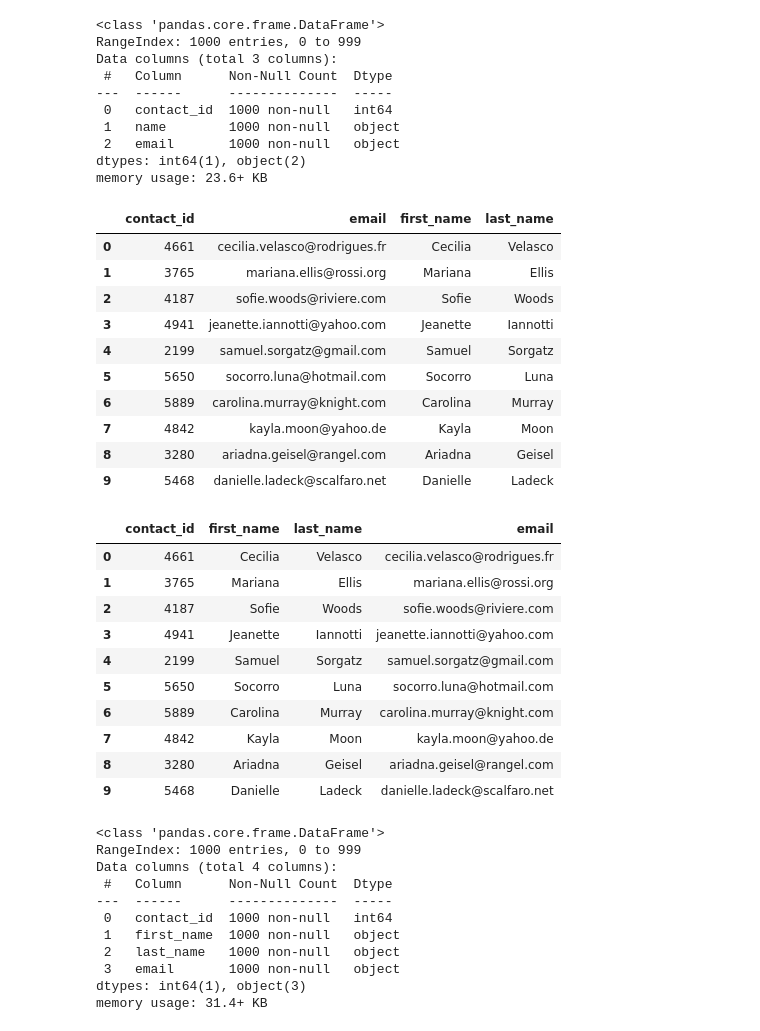
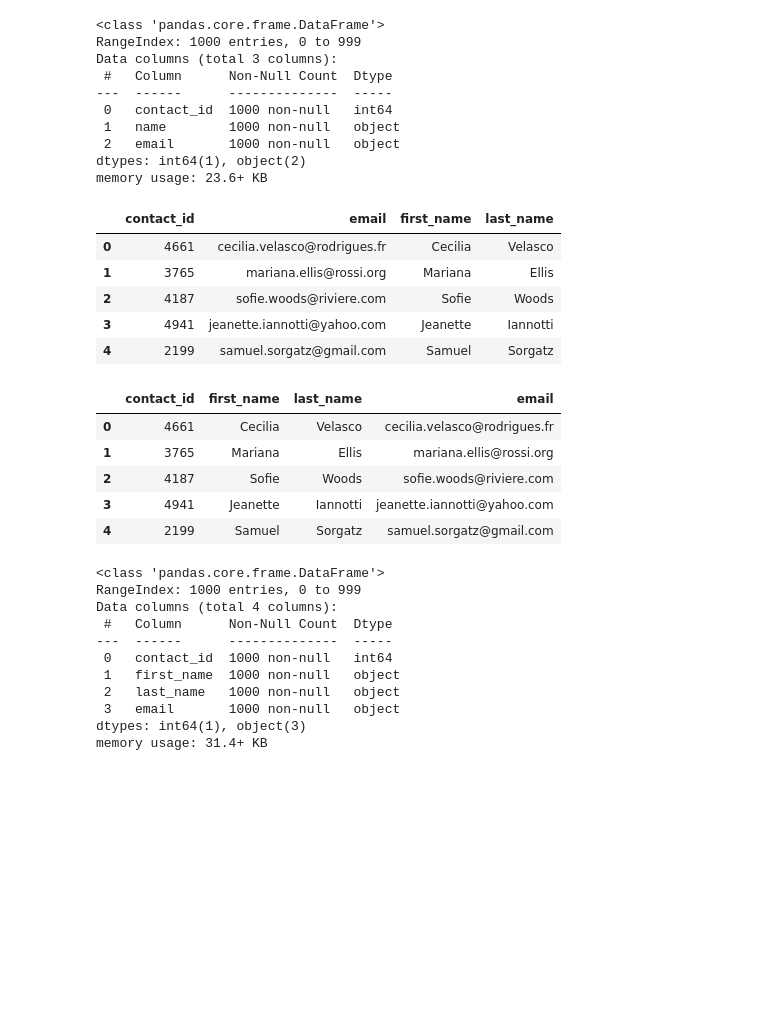
Before and after one commit to elisesirivisal/Crowdfunding_ETL, a Jupyter notebook: ETL_Mini_Project_ESirivisal.ipynb, the cells around one changed output. Cells and saved outputs as stored; diff of their text form; code cells hidden in the pictures; blank space fills up the shorter version.

```diff
--- a/ETL_Mini_Project_ESirivisal.ipynb
+++ b/ETL_Mini_Project_ESirivisal.ipynb
@@ -310,0 +301,29 @@ print(dict_values)
+# %%
+# Iterate through the contact_info_df and convert each row to a dictionary.
+import json
+dict_values = []
+ids = []
+names = []
+emails = []
+
+contacts_df = pd.read_excel('Resources/contacts.xlsx', header=None, names=['info'])
+
+# Save DataFrame only with info of contacts. ignore headers
+contacts_df = contacts_df.iloc[4:]
+
+# Get contact_id, name, and email then append to dict_values
+# Save ids, names and emails for ease of making DataFrame
+for i in range(len(contacts_df)):
+    data = json.loads(contacts_df.iloc[i,0])
+
+    contact_id = data["contact_id"]
+    name = data["name"]
+    email = data["email"]
+
+    dict_values.append([contact_id, name, email])
+    ids.append(contact_id)
+    names.append(name)
+    emails.append(email)
+
+# Print out the list of values for each row.
+print(dict_values)
@@ -311,6 +332,11 @@ print(dict_values)
 # %%
 # Create a contact_info DataFrame and add each list of values, i.e., each row
 # to the 'contact_id', 'name', 'email' columns.
+contact_info = pd.DataFrame({'contact_id':ids,
+                             'name':names,
+                             'email':emails})
+
+contact_info.head()
 # %% [output]
 |  | contact_id | name | email |
 | 0 | 4661 | Cecilia Velasco | cecilia.velasco@rodrigues.fr |
@@ -333,23 +360,23 @@ dtypes: int64(1), object(2)
 memory usage: 23.6+ KB
 # %%
 # Create a "first"name" and "last_name" column with the first and last names from the "name" column.
-
+contacts_df_clean = contact_info
+contacts_df_clean[['first_name', 'last_name']] = contacts_df_clean['name'].str.split(' ', expand=True)
 
 # Drop the contact_name column
+contacts_df_clean = contact_info.drop('name', axis=1)
+contacts_df_clean.head()
 # %% [output]
 |  | contact_id | email | first_name | last_name |
 | 0 | 4661 | cecilia.velasco@rodrigues.fr | Cecilia | Velasco |
 | 1 | 3765 | mariana.ellis@rossi.org | Mariana | Ellis |
 | 2 | 4187 | sofie.woods@riviere.com | Sofie | Woods |
 | 3 | 4941 | jeanette.iannotti@yahoo.com | Jeanette | Iannotti |
 | 4 | 2199 | samuel.sorgatz@gmail.com | Samuel | Sorgatz |
-| 5 | 5650 | socorro.luna@hotmail.com | Socorro | Luna |
-| 6 | 5889 | carolina.murray@knight.com | Carolina | Murray |
-| 7 | 4842 | kayla.moon@yahoo.de | Kayla | Moon |
-| 8 | 3280 | ariadna.geisel@rangel.com | Ariadna | Geisel |
-| 9 | 5468 | danielle.ladeck@scalfaro.net | Danielle | Ladeck |
 # %%
 # Reorder the columns
+contacts_df_clean = contact_info[['contact_id','first_name','last_name','email']]
+contacts_df_clean.head()
 # %% [output]
 |  | contact_id | first_name | last_name | email |
 | 0 | 4661 | Cecilia | Velasco | cecilia.velasco@rodrigues.fr |
@@ -357,10 +384,5 @@ memory usage: 23.6+ KB
 | 2 | 4187 | Sofie | Woods | sofie.woods@riviere.com |
 | 3 | 4941 | Jeanette | Iannotti | jeanette.iannotti@yahoo.com |
 | 4 | 2199 | Samuel | Sorgatz | samuel.sorgatz@gmail.com |
-| 5 | 5650 | Socorro | Luna | socorro.luna@hotmail.com |
-| 6 | 5889 | Carolina | Murray | carolina.murray@knight.com |
-| 7 | 4842 | Kayla | Moon | kayla.moon@yahoo.de |
-| 8 | 3280 | Ariadna | Geisel | ariadna.geisel@rangel.com |
-| 9 | 5468 | Danielle | Ladeck | danielle.ladeck@scalfaro.net |
 # %%
 # Check the datatypes one more time before exporting as CSV file.
```
Also changed, not shown: parts of 5 cells of this notebook, 1 other file.
